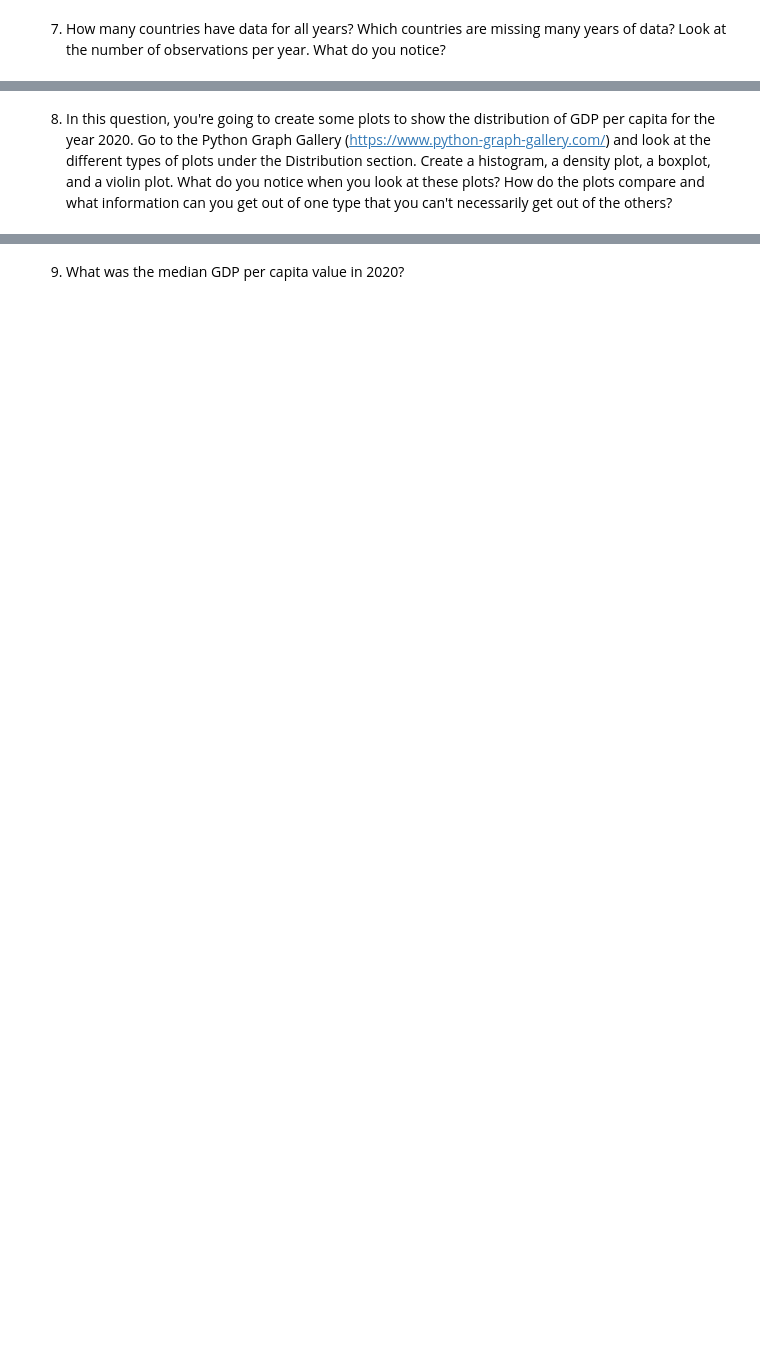
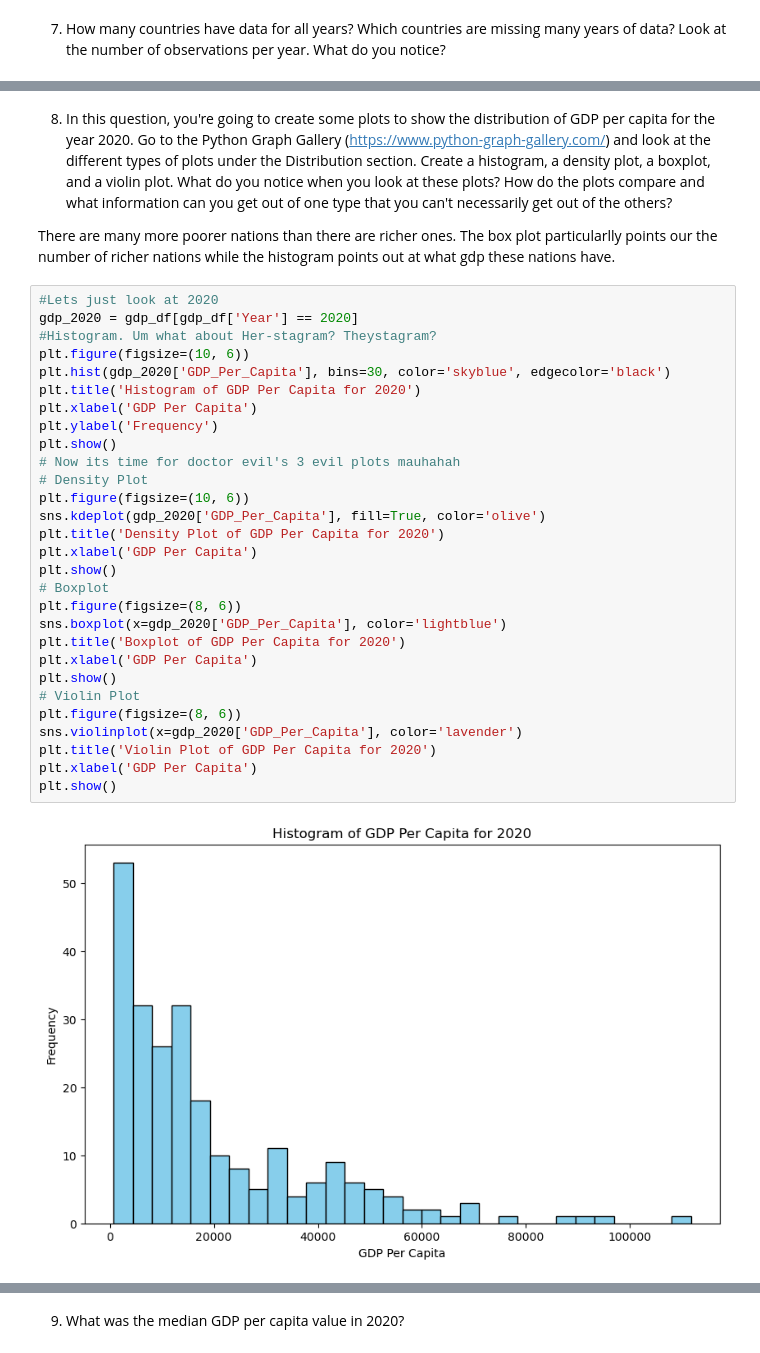
Before and after one commit to NSS-Data-Analytics-Cohort-12/un-python-GartonBrian, a Jupyter notebook: notebooks/GartonUNproject.ipynb, the cells around one changed output, grey strips where cells are left out. Drawn from its saved outputs; the diff is of its cells as text; blank space fills up the shorter version.

```diff
--- a/notebooks/GartonUNproject.ipynb
+++ b/notebooks/GartonUNproject.ipynb
@@ -81,3 +91,36 @@ Zambia                         33
 Name: Country, dtype: int64
 # %% [markdown]
 8. In this question, you're going to create some plots to show the distribution of GDP per capita for the year 2020. Go to the Python Graph Gallery (https://www.python-graph-gallery.com/) and look at the different types of plots under the Distribution section. Create a histogram, a density plot, a boxplot, and a violin plot. What do you notice when you look at these plots? How do the plots compare and what information can you get out of one type that you can't necessarily get out of the others?
+
+There are many more poorer nations than there are richer ones. The box plot particularlly points our the number of richer nations while the histogram points out at what gdp these nations have.
+# %%
+#Lets just look at 2020
+gdp_2020 = gdp_df[gdp_df['Year'] == 2020]
+#Histogram. Um what about Her-stagram? Theystagram?
+plt.figure(figsize=(10, 6))
+plt.hist(gdp_2020['GDP_Per_Capita'], bins=30, color='skyblue', edgecolor='black')
+plt.title('Histogram of GDP Per Capita for 2020')
+plt.xlabel('GDP Per Capita')
+plt.ylabel('Frequency')
+plt.show()
+# Now its time for doctor evil's 3 evil plots mauhahah
+# Density Plot
+plt.figure(figsize=(10, 6))
+sns.kdeplot(gdp_2020['GDP_Per_Capita'], fill=True, color='olive')
+plt.title('Density Plot of GDP Per Capita for 2020')
+plt.xlabel('GDP Per Capita')
+plt.show()
+# Boxplot
+plt.figure(figsize=(8, 6))
+sns.boxplot(x=gdp_2020['GDP_Per_Capita'], color='lightblue')
+plt.title('Boxplot of GDP Per Capita for 2020')
+plt.xlabel('GDP Per Capita')
+plt.show()
+# Violin Plot
+plt.figure(figsize=(8, 6))
+sns.violinplot(x=gdp_2020['GDP_Per_Capita'], color='lavender')
+plt.title('Violin Plot of GDP Per Capita for 2020')
+plt.xlabel('GDP Per Capita')
+plt.show()
+# %% [output]
+[figure, added]
```
Also changed, not shown: parts of 23 cells of this notebook.
